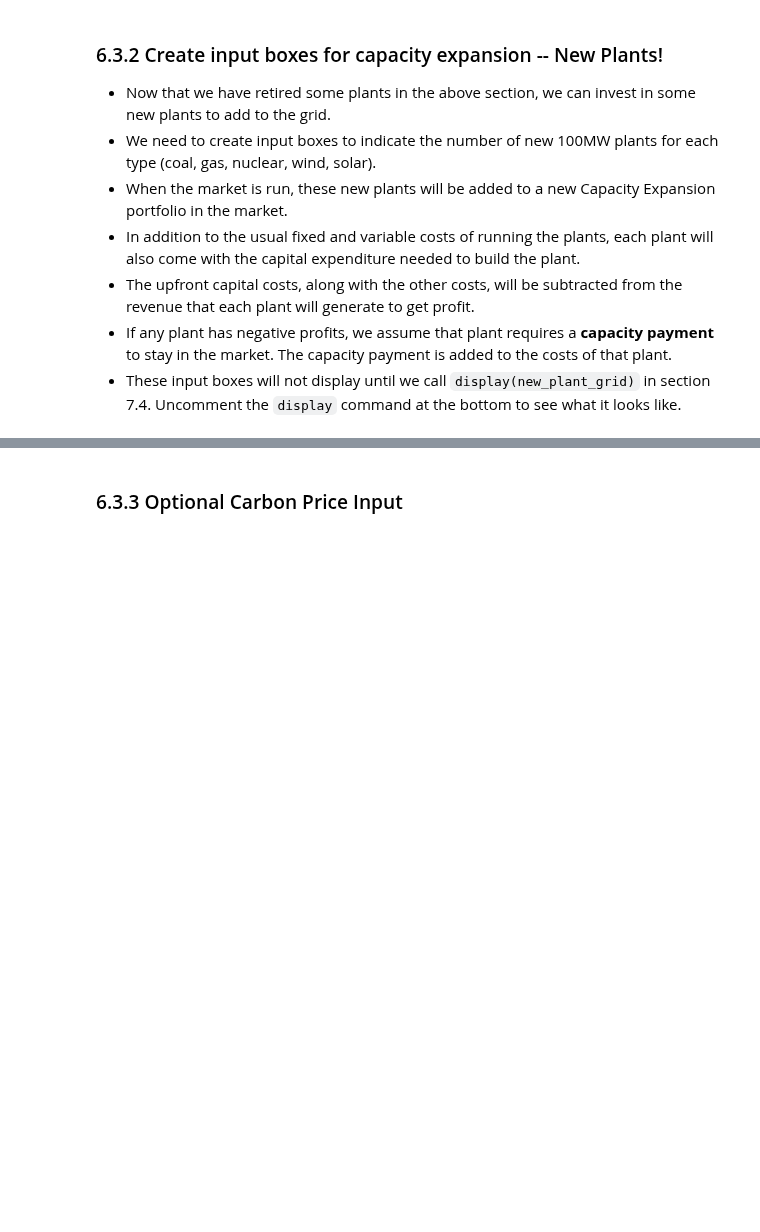
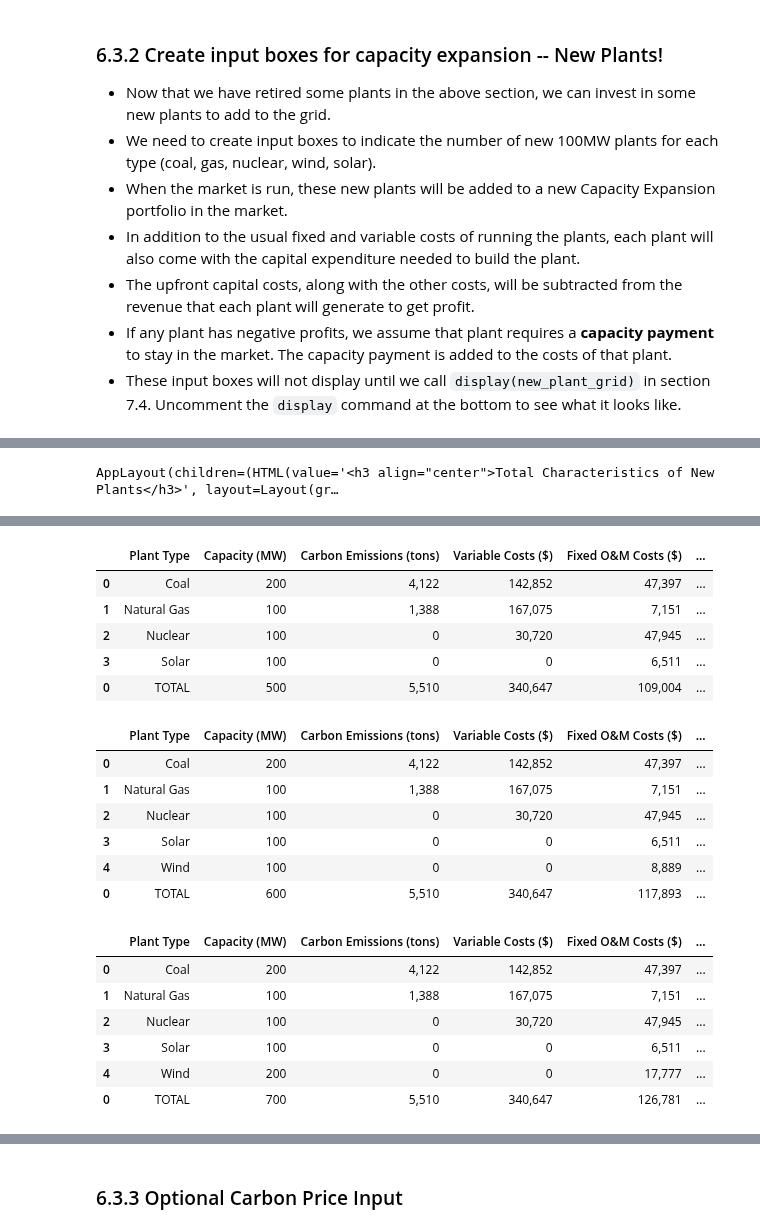
Before and after one commit to ds-modules/EEP-147-SP24, a Jupyter notebook: ESG-Analysis/ESG_CapacityExpansion_v2025.3.ipynb, the cells around one changed output, grey strips where cells are left out. Cells and saved outputs as stored; diff of their text form; code cells hidden in the pictures; blank space fills up the shorter version.

```diff
--- a/ESG-Analysis/ESG_CapacityExpansion_v2025.3.ipynb
+++ b/ESG-Analysis/ESG_CapacityExpansion_v2025.3.ipynb
@@ -1400,16 +1447,23 @@ for i, portfolio in enumerate(portfolios):
 #####################  NEW PLANT INVESTMENT  #######################
 caption_new_plant = widgets.HTML(value="<h2>2) Choose the number of new 100MW plants to bring online.</h2>")
 
+# Create a grid of new plant input boxes
 new_plant_types = NEW_PLANTS.Plant_Type.unique()
-NEW_PLANT_GRID = GridspecLayout(len(new_plant_types), 1, width='400px', grid_template_columns='auto')
+NEW_PLANT_GRID = GridspecLayout(len(new_plant_types)+1, 1, width='400px', grid_template_columns='auto')
 labels = []
+labels.append(widgets.HTML(value="<b>Plant Type</b>"))
+
+# headers = ['# of Plants', 'Capacity (MW)', 'Emissions (tons)', 'Total Variable Cost', 'Total Fixed O&M', 'Total Capital Expenditure']
+# for i, header in enumerate(headers):
+#     NEW_PLANT_GRID[0, i] = widgets.Label(value=header, layout=widgets.Layout(width='auto'))
+NEW_PLANT_GRID[0, 0] = widgets.HTML(value="<b># of Plants</b>")
 
 for i, plant_type in enumerate(new_plant_types):
     # Add a label for the plant type
     labels.append(widgets.Label(value=plant_type, layout=widgets.Layout(width='auto')))
 
     # Add a text input box for the number of plants of this type
-    NEW_PLANT_GRID[i, 0] = widgets.BoundedIntText(
+    NEW_PLANT_GRID[i+1, 0] = widgets.BoundedIntText(
         value=0,
         min=0,
         max=100,
@@ -1421,19 +1475,57 @@ for i, plant_type in enumerate(new_plant_types):
     )
 
 # Create a vertical box to hold the labels so they line up nicely
-labels = widgets.VBox(labels, layout=widgets.Layout(width='100px'))
-# Create a horizontal box to hold the labels and the grid
-new_plant_input = widgets.HBox([labels, NEW_PLANT_GRID])
+labels_box = widgets.VBox(labels, layout=widgets.Layout(width='300px'))
+
+
+new_plant_summary_title = widgets.HTML(value='<h3 align="center">Total Characteristics of New Plants</h3>', layout=widgets.Layout(height='auto', width='auto'))
+new_plant_summary_display = widgets.Output()
+# NEW_PLANT_GRID[0, 1] = new_plant_summary_title
+# NEW_PLANT_GRID[1:, 1:] = new_plant_summary_display
 
 
 def get_new_plants(new_plant_grid:GridspecLayout):
     """Extract the number of new plants to be invested in from the input grid."""
     new_plants = {}
     for i, plant_type in enumerate(new_plant_types):
-        new_plants[plant_type] = new_plant_grid[i, 0].value
+        new_plants[plant_type] = new_plant_grid[i+1, 0].value
     return new_plants
+
+def update_new_plant_summary(*args):
+    """display the new plant summary after any changes to the input grid."""
+    with new_plant_summary_display:
+        new_plants = get_new_plants(NEW_PLANT_GRID)
+        df = new_plant_summary(new_plants)
+        new_plant_summary_display.clear_output(wait=True)
+        display(df)
+
+# Continuously observe changes in all BoundedIntText widget inputs
+for i, _ in enumerate(new_plant_types):
+    widget = NEW_PLANT_GRID[i+1, 0]
+    widget.observe(update_new_plant_summary, names="value")
+
+# Create initial empty summary
+update_new_plant_summary()
+
+# Create a horizontal box to hold the labels and the grid
+new_plant_input = widgets.HBox([labels_box, NEW_PLANT_GRID])
+
+# Assemble the new plant input and output into a single widget
+new_plant_output = widgets.AppLayout(
+    left_sidebar=new_plant_input,
+    header=new_plant_summary_title,
+    center=new_plant_summary_display,
+    footer=None,
+    justify_content ='flex-start',
+    align_items='flex-start',
+    width="1000px", height="auto",
+    grid_gap="0px",
+    pane_widths=[2, 9,0],
+    pane_heights=[2, 7,0]
+)
 
 # TODO: display the total new plant investment cost, marginal cost, capacity, and emissions if run
 # TODO: Add new plant investments to on_button_clicked function
 
-# display(caption_new_plant, new_plant_input)
+display(caption_new_plant, new_plant_output)
+# %% [output]
@@ -1439,0 +1534 @@ def get_new_plants(new_plant_grid:GridspecLayout):
+AppLayout(children=(HTML(value='<h3 align="center">Total Characteristics of New Plants</h3>', layout=Layout(gr…
@@ -1439,0 +1550,20 @@ def get_new_plants(new_plant_grid:GridspecLayout):
+|  | Plant Type | Capacity (MW) | Carbon Emissions (tons) | Variable Costs ($) | Fixed O&M Costs ($) | ... |
+| 0 | Coal | 200 | 4,122 | 142,852 | 47,397 | ... |
+| 1 | Natural Gas | 100 | 1,388 | 167,075 | 7,151 | ... |
+| 2 | Nuclear | 100 | 0 | 30,720 | 47,945 | ... |
+| 3 | Solar | 100 | 0 | 0 | 6,511 | ... |
+| 0 | TOTAL | 500 | 5,510 | 340,647 | 109,004 | ... |
+|  | Plant Type | Capacity (MW) | Carbon Emissions (tons) | Variable Costs ($) | Fixed O&M Costs ($) | ... |
+| 0 | Coal | 200 | 4,122 | 142,852 | 47,397 | ... |
+| 1 | Natural Gas | 100 | 1,388 | 167,075 | 7,151 | ... |
+| 2 | Nuclear | 100 | 0 | 30,720 | 47,945 | ... |
+| 3 | Solar | 100 | 0 | 0 | 6,511 | ... |
+| 4 | Wind | 100 | 0 | 0 | 8,889 | ... |
+| 0 | TOTAL | 600 | 5,510 | 340,647 | 117,893 | ... |
+|  | Plant Type | Capacity (MW) | Carbon Emissions (tons) | Variable Costs ($) | Fixed O&M Costs ($) | ... |
+| 0 | Coal | 200 | 4,122 | 142,852 | 47,397 | ... |
+| 1 | Natural Gas | 100 | 1,388 | 167,075 | 7,151 | ... |
+| 2 | Nuclear | 100 | 0 | 30,720 | 47,945 | ... |
+| 3 | Solar | 100 | 0 | 0 | 6,511 | ... |
+| 4 | Wind | 200 | 0 | 0 | 17,777 | ... |
+| 0 | TOTAL | 700 | 5,510 | 340,647 | 126,781 | ... |
```
Also changed, not shown: parts of 8 cells of this notebook.
